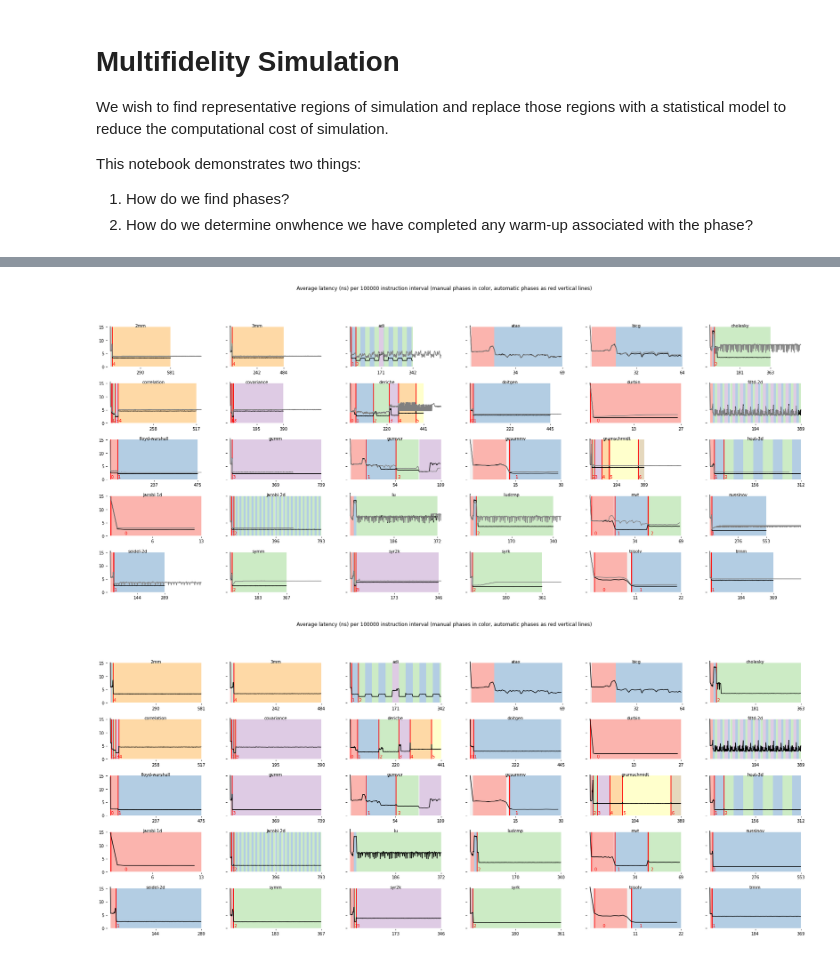
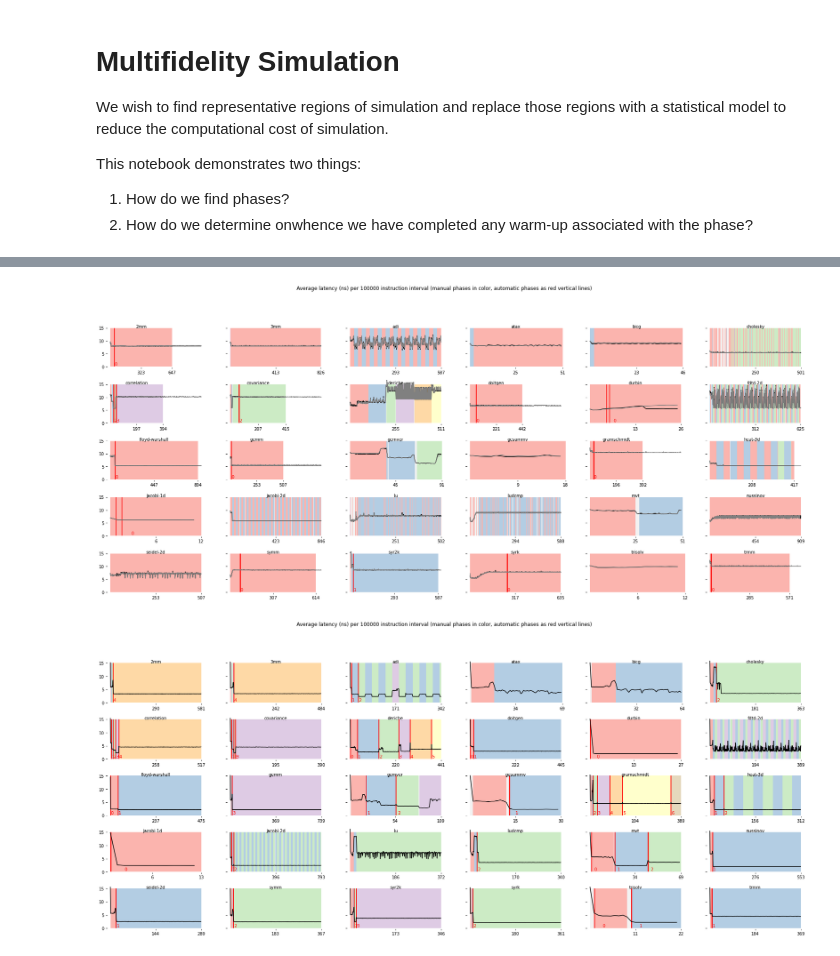
Before and after one commit to plavin/multifidelity, a Jupyter notebook: ParrotMultifidelity.ipynb, the cells around one changed output, grey strips where cells are left out. Drawn from its saved outputs; the diff is of its cells as text; code cells hidden in the pictures.

```diff
--- a/ParrotMultifidelity.ipynb
+++ b/ParrotMultifidelity.ipynb
@@ -48,11 +48,11 @@ use_notebook_pd = False
 import stackprinter
 stackprinter.set_excepthook(style='lightbg3')
 # %%
-DATA_DIR = 'parrot-traces/polybench-v0.1/'
+DATA_DIR = 'parrot-traces/polybench-mf-jun14-optimized//'
 #DATA_DIR = 'parrot-traces/medium-test/'
 # %%
 TRACES = Trace.TraceList(DATA_DIR, new_ext=True)
-TRACES_NORM = Trace.TraceList('parrot-traces/polybench-v0.1-normal/', new_ext=True)
+TRACES_NORM = Trace.TraceList('parrot-traces/polybench-normal-jun14/', new_ext=True)
 # %%
 print('Directory:'.ljust(10), DATA_DIR)
 print('Files:'.ljust(10), TRACES)
@@ -191,8 +191,8 @@ def latency_phase_plot(ax, t, param, t2=None):
             stable_row = t.stable[t.stable['phase'] == phase]
             if (np.int(stable_row['stable_size']) == 0):
                 continue
-            stable_start = np.int(stable_row['stable_start'])/interval_len + start
-            stable_end = np.int(stable_row['stable_size'])/interval_len + stable_start
+            stable_start = np.int(stable_row['stable_start'])/param.interval_len + start
+            stable_end = np.int(stable_row['stable_size'])/param.interval_len + stable_start
             #print(f'phase: {phase}, start: {stable_start}, end: {stable_end}, ({start}, {end})')
             ax.vlines(stable_start, 0, 15, color='red')
             ax.vlines(stable_end, 0, 15, color='red')
@@ -226,10 +226,11 @@ class Param:
     skip_phases: bool = False
 # %%
 #interval_len = 1000
-title = f'Average latency (ns) per {interval_len} instruction interval (manual phases in color, automatic phases as red vertical lines)'
-_ = plot_all(TRACES, latency_phase_plot, Param(), suptitle=title, traces2=TRACES_NORM, filename='mf-vs-normal.png')
+par = Param()
+title = f'Average latency (ns) per {par.interval_len} instruction interval (manual phases in color, automatic phases as red vertical lines)'
+_ = plot_all(TRACES, latency_phase_plot, par, suptitle=title, traces2=TRACES_NORM, filename='mf-vs-normal.png')
 # %% [output]
-[figure, old version]
+[figure, new version]
 # %%
 _ = plot_all(TRACES, latency_phase_plot, Param(), suptitle=title)
 # %% [output]
```
Also changed, not shown: parts of 6 cells of this notebook, 3 other files.
